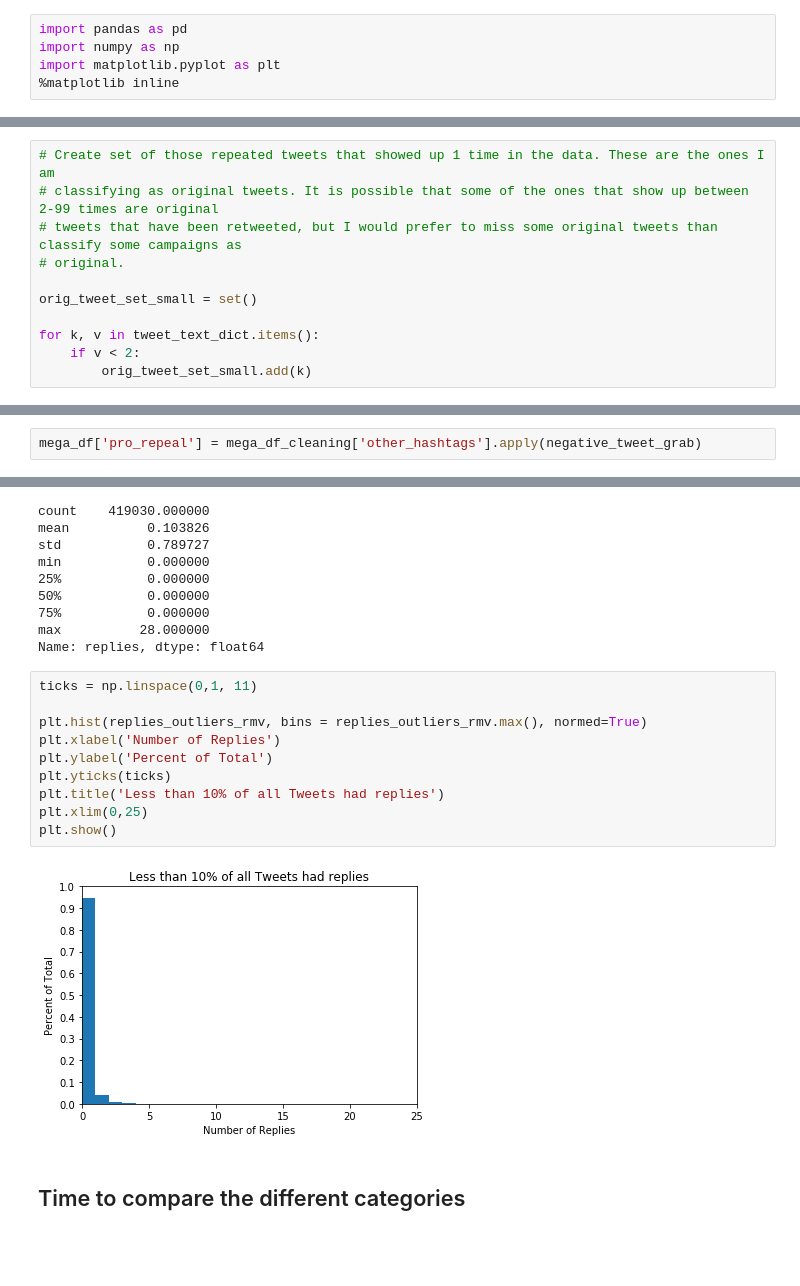
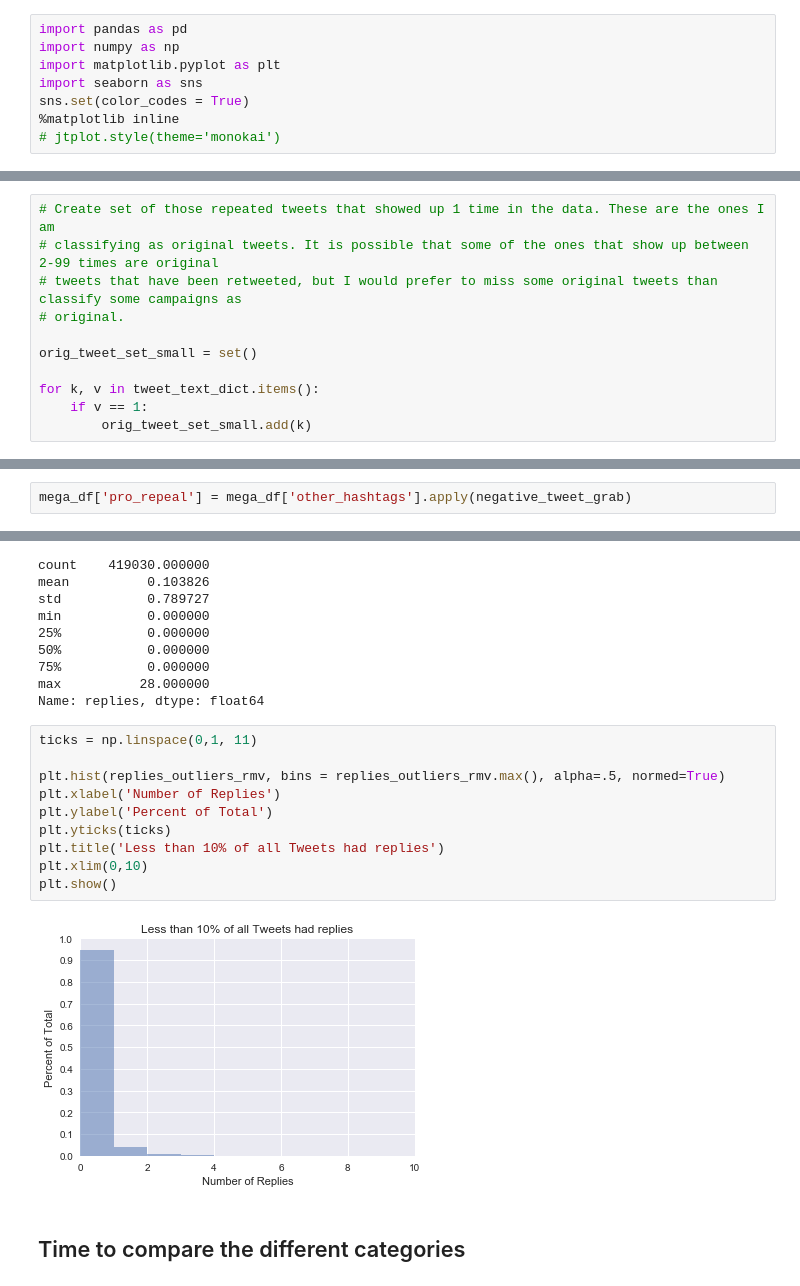
Before and after one commit to tylernwatson/galvanize_dsi_capstone, a Jupyter notebook: EDA.ipynb, the cells around one changed output, grey strips where cells are left out. Cells and saved outputs as stored; diff of their text form; blank space fills up the shorter version.

```diff
--- a/EDA.ipynb
+++ b/EDA.ipynb
@@ -4,4 +4,7 @@
 import pandas as pd
 import numpy as np
 import matplotlib.pyplot as plt
+import seaborn as sns
+sns.set(color_codes = True)
 %matplotlib inline
+# jtplot.style(theme='monokai')
@@ -142,7 +148,7 @@ len(lg_campaign_tweet_set)
 orig_tweet_set_small = set()
 
 for k, v in tweet_text_dict.items():
-    if v < 2:
+    if v == 1:
         orig_tweet_set_small.add(k)
 # %%
 len(orig_tweet_set_small)
@@ -235,7 +250,7 @@ def negative_tweet_grab(other_hashtags):
     else:
         return 0
 # %%
-mega_df['pro_repeal'] = mega_df_cleaning['other_hashtags'].apply(negative_tweet_grab)
+mega_df['pro_repeal'] = mega_df['other_hashtags'].apply(negative_tweet_grab)
 # %%
 # Create array of usernames that were classified as 'pro-repeal'
 
@@ -395,14 +410,14 @@ Name: replies, dtype: float64
 # %%
 ticks = np.linspace(0,1, 11)
 
-plt.hist(replies_outliers_rmv, bins = replies_outliers_rmv.max(), normed=True)
+plt.hist(replies_outliers_rmv, bins = replies_outliers_rmv.max(), alpha=.5, normed=True)
 plt.xlabel('Number of Replies')
 plt.ylabel('Percent of Total')
 plt.yticks(ticks)
 plt.title('Less than 10% of all Tweets had replies')
-plt.xlim(0,25)
+plt.xlim(0,10)
 plt.show()
 # %% [output]
-[figure, old version]
+[figure, new version]
 # %% [markdown]
 ## Time to compare the different categories
```
Also changed, not shown: parts of 55 cells of this notebook.
